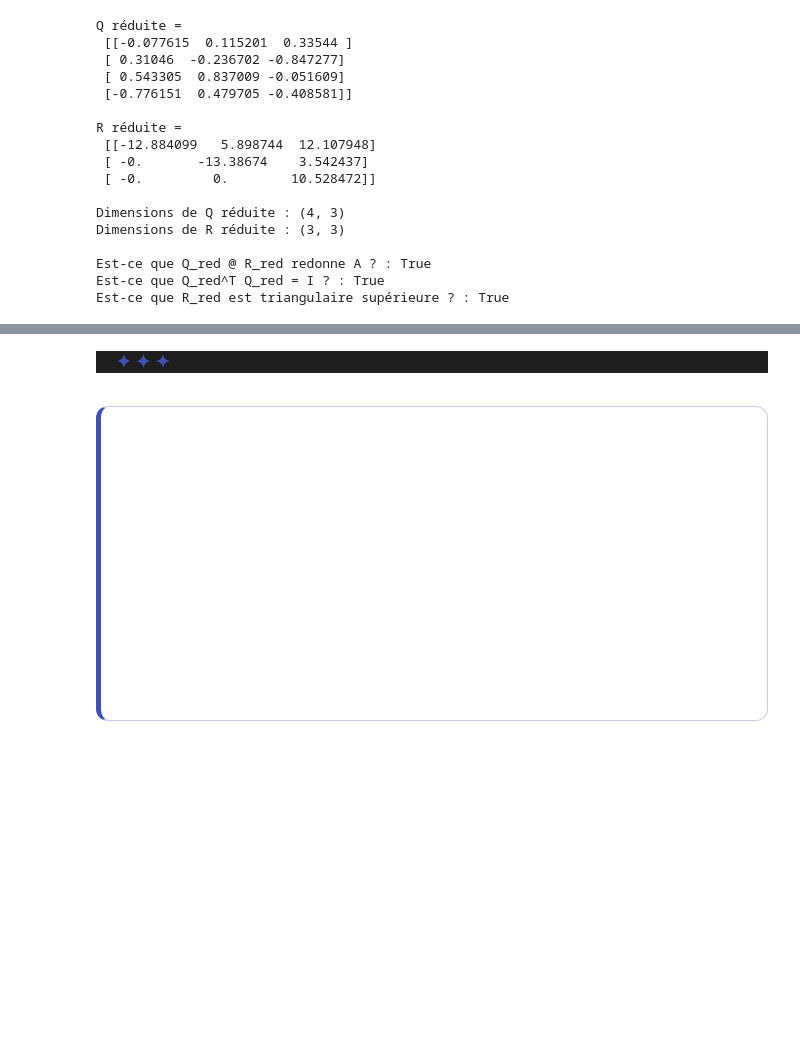
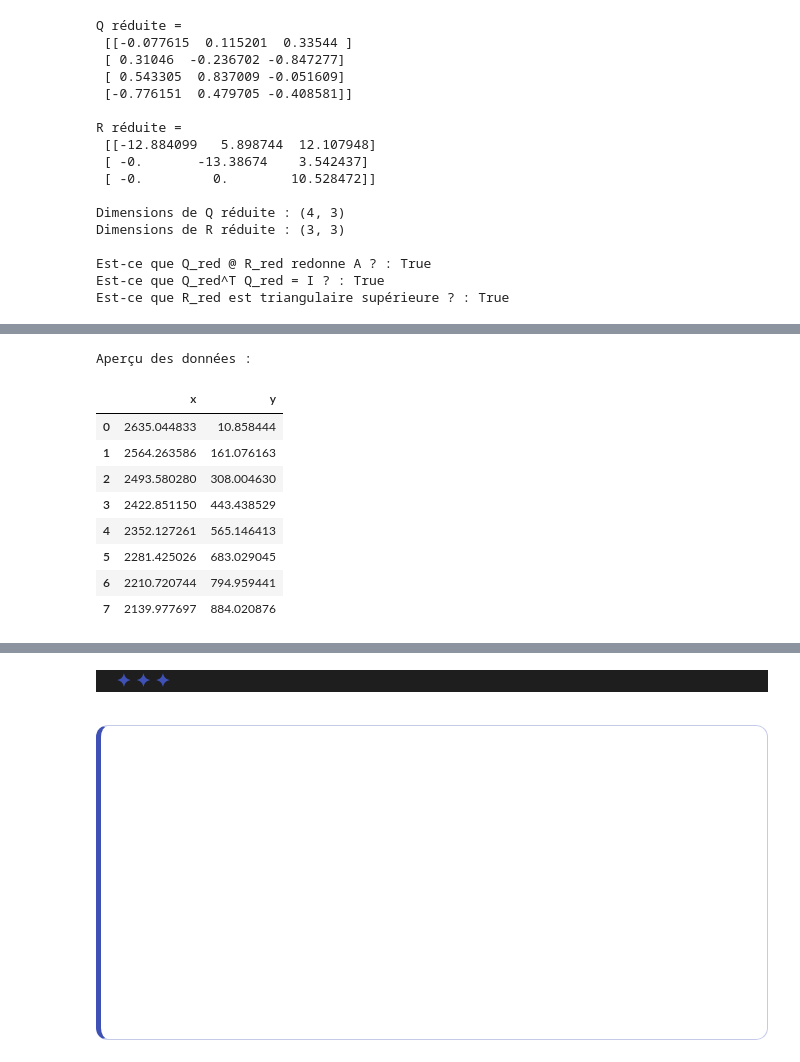
Before and after one commit to PhD-Brown/PHY-3500, a Jupyter notebook: TP_3/draft_Justine.ipynb, the cells around one changed output, grey strips where cells are left out. Drawn from its saved outputs; the diff is of its cells as text; code cells hidden in the pictures; blank space fills up the shorter version.

```diff
--- a/TP_3/draft_Justine.ipynb
+++ b/TP_3/draft_Justine.ipynb
@@ -1103,0 +1155,72 @@ Aussi, la condition $( Q_{\text{red}}^T Q_{\text{red}} = I )$ est satisfaite, ce
+# %%
+import numpy as np
+import pandas as pd
+from IPython.display import display
+
+def retrosubstitution(R, b):
+    """
+    Résout le système triangulaire supérieur Rx = b
+    par rétrosubstitution.
+    """
+    n = len(b)
+    x = np.zeros(n)
+
+    for i in range(n - 1, -1, -1):
+        x[i] = (b[i] - np.dot(R[i, i+1:], x[i+1:])) / R[i, i]
+
+    return x
+
+# Chargement des données de l'équipe 43
+df = pd.read_csv("bataille_navale_equipe043.csv")
+
+print("Aperçu des données :")
+display(df)
+
+# Extraction des colonnes
+x = df["x"].to_numpy(dtype=float)
+y = df["y"].to_numpy(dtype=float)
+
+# Construction de la matrice X et du vecteur Y
+X = np.column_stack((np.ones_like(x), x, x**2))
+Y = y.copy()
+
+print("Matrice X =")
+print(X)
+print()
+print("Vecteur Y =")
+print(Y)
+
+# Décomposition QR réduite
+Q_red, R_red = householder_qr(X, reduite=True)
+
+# Résolution du système R_hat alpha = Q_hat^T Y
+b = Q_red.T @ Y
+alpha = retrosubstitution(R_red, b)
+
+print("\nParamètres estimés :")
+print(f"alpha_0 = {alpha[0]:.8f}")
+print(f"alpha_1 = {alpha[1]:.8f}")
+print(f"alpha_2 = {alpha[2]:.8f}")
+
+# Vérifications
+print("\nVérifications :")
+print("Dimensions de Q_red :", Q_red.shape)
+print("Dimensions de R_red :", R_red.shape)
+print("Est-ce que X ≈ Q_red @ R_red ? :", np.allclose(X, Q_red @ R_red))
+print("Est-ce que Q_red^T Q_red = I ? :", np.allclose(Q_red.T @ Q_red, np.eye(X.shape[1])))
+print("Est-ce que R_red est triangulaire supérieure ? :", np.allclose(R_red, np.triu(R_red)))
+
+# Résidu
+residu = np.linalg.norm(Y - X @ alpha)
+print(f"Norme du résidu ||Y - X alpha||_2 = {residu:.8e}")
+# %% [output]
+Aperçu des données :
+|  | x | y |
+| 0 | 2635.044833 | 10.858444 |
+| 1 | 2564.263586 | 161.076163 |
+| 2 | 2493.580280 | 308.004630 |
+| 3 | 2422.851150 | 443.438529 |
+| 4 | 2352.127261 | 565.146413 |
+| 5 | 2281.425026 | 683.029045 |
+| 6 | 2210.720744 | 794.959441 |
+| 7 | 2139.977697 | 884.020876 |
```
Also changed, not shown: parts of 6 cells of this notebook.
